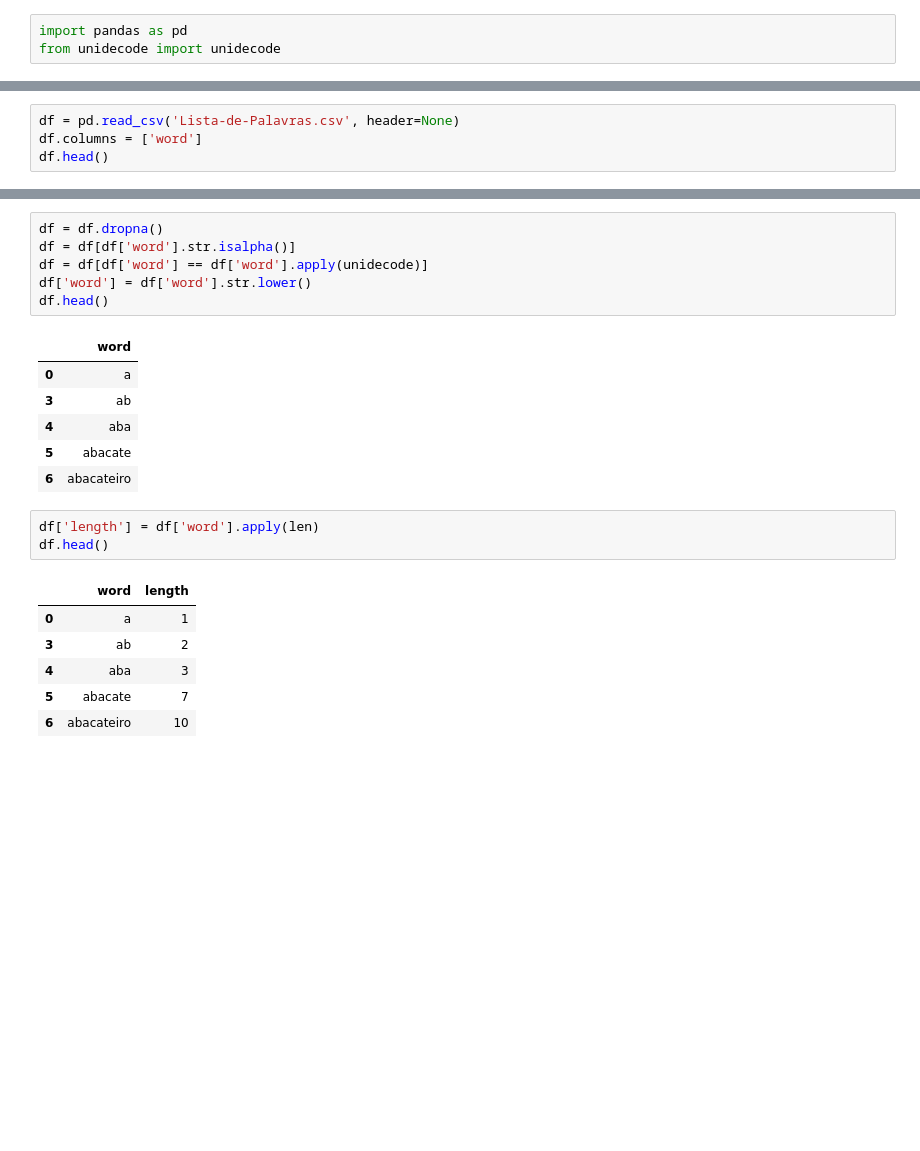
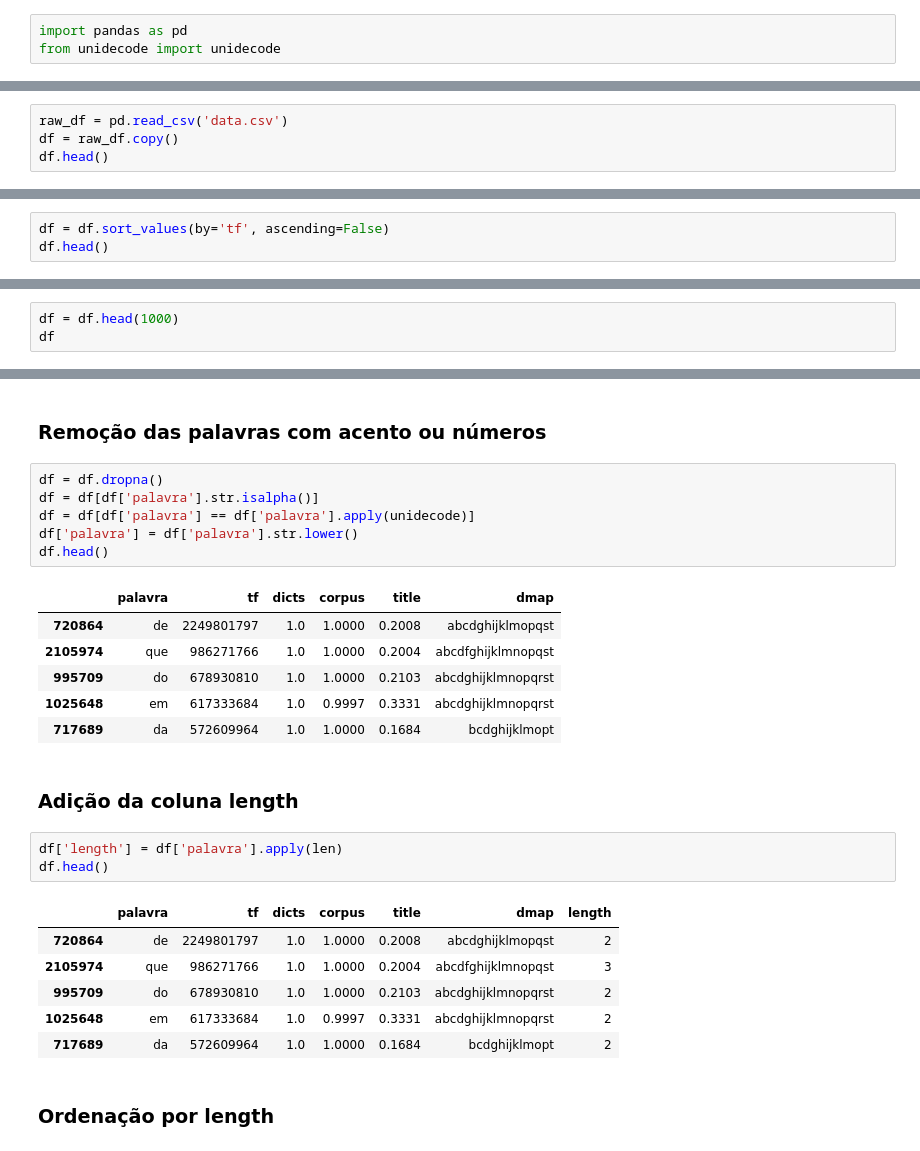
Before and after one commit to llslucas/digi.io, a Jupyter notebook: data/Data-Extraction.ipynb, the cells around one changed output, grey strips where cells are left out. Saved outputs shown, nothing was run; the diff lists cells and outputs as text; blank space fills up the shorter version.

Commit message:
words database improved with most commom words

```diff
--- a/data/Data-Extraction.ipynb
+++ b/data/Data-Extraction.ipynb
@@ -4,5 +8,5 @@ from unidecode import unidecode
 # %%
-df = pd.read_csv('Lista-de-Palavras.csv', header=None)
-df.columns = ['word']
+raw_df = pd.read_csv('data.csv')
+df = raw_df.copy()
 df.head()
 # %% [output]
@@ -14,0 +21,3 @@ df.head()
+# %%
+df = df.sort_values(by='tf', ascending=False)
+df.head()
@@ -14,0 +33,3 @@ df.head()
+# %%
+df = df.head(1000)
+df
@@ -15,26 +50,32 @@ df.head()
+# %% [markdown]
+### Remoção das palavras com acento ou números
 # %%
 df = df.dropna()
-df = df[df['word'].str.isalpha()]
-df = df[df['word'] == df['word'].apply(unidecode)]
-df['word'] = df['word'].str.lower()
+df = df[df['palavra'].str.isalpha()]
+df = df[df['palavra'] == df['palavra'].apply(unidecode)]
+df['palavra'] = df['palavra'].str.lower()
 df.head()
 # %% [output]
-|  | word |
-| 0 | a |
-| 3 | ab |
-| 4 | aba |
-| 5 | abacate |
-| 6 | abacateiro |
+|  | palavra | tf | dicts | corpus | title | dmap |
+| 720864 | de | 2249801797 | 1.0 | 1.0000 | 0.2008 | abcdghijklmopqst |
+| 2105974 | que | 986271766 | 1.0 | 1.0000 | 0.2004 | abcdfghijklmnopqst |
+| 995709 | do | 678930810 | 1.0 | 1.0000 | 0.2103 | abcdghijklmnopqrst |
+| 1025648 | em | 617333684 | 1.0 | 0.9997 | 0.3331 | abcdghijklmnopqrst |
+| 717689 | da | 572609964 | 1.0 | 1.0000 | 0.1684 | bcdghijklmopt |
+# %% [markdown]
+### Adição da coluna length
 # %%
-df['length'] = df['word'].apply(len)
+df['length'] = df['palavra'].apply(len)
 df.head()
 # %% [output]
-|  | word | length |
-| 0 | a | 1 |
-| 3 | ab | 2 |
-| 4 | aba | 3 |
-| 5 | abacate | 7 |
-| 6 | abacateiro | 10 |
+|  | palavra | tf | dicts | corpus | title | dmap | length |
+| 720864 | de | 2249801797 | 1.0 | 1.0000 | 0.2008 | abcdghijklmopqst | 2 |
+| 2105974 | que | 986271766 | 1.0 | 1.0000 | 0.2004 | abcdfghijklmnopqst | 3 |
+| 995709 | do | 678930810 | 1.0 | 1.0000 | 0.2103 | abcdghijklmnopqrst | 2 |
+| 1025648 | em | 617333684 | 1.0 | 0.9997 | 0.3331 | abcdghijklmnopqrst | 2 |
+| 717689 | da | 572609964 | 1.0 | 1.0000 | 0.1684 | bcdghijklmopt | 2 |
+# %% [markdown]
+### Ordenação por length
 # %%
 df = df.sort_values(by='length', ascending=True)
 df.head()
```
Also changed, not shown: parts of 12 cells of this notebook, 6 other files.
